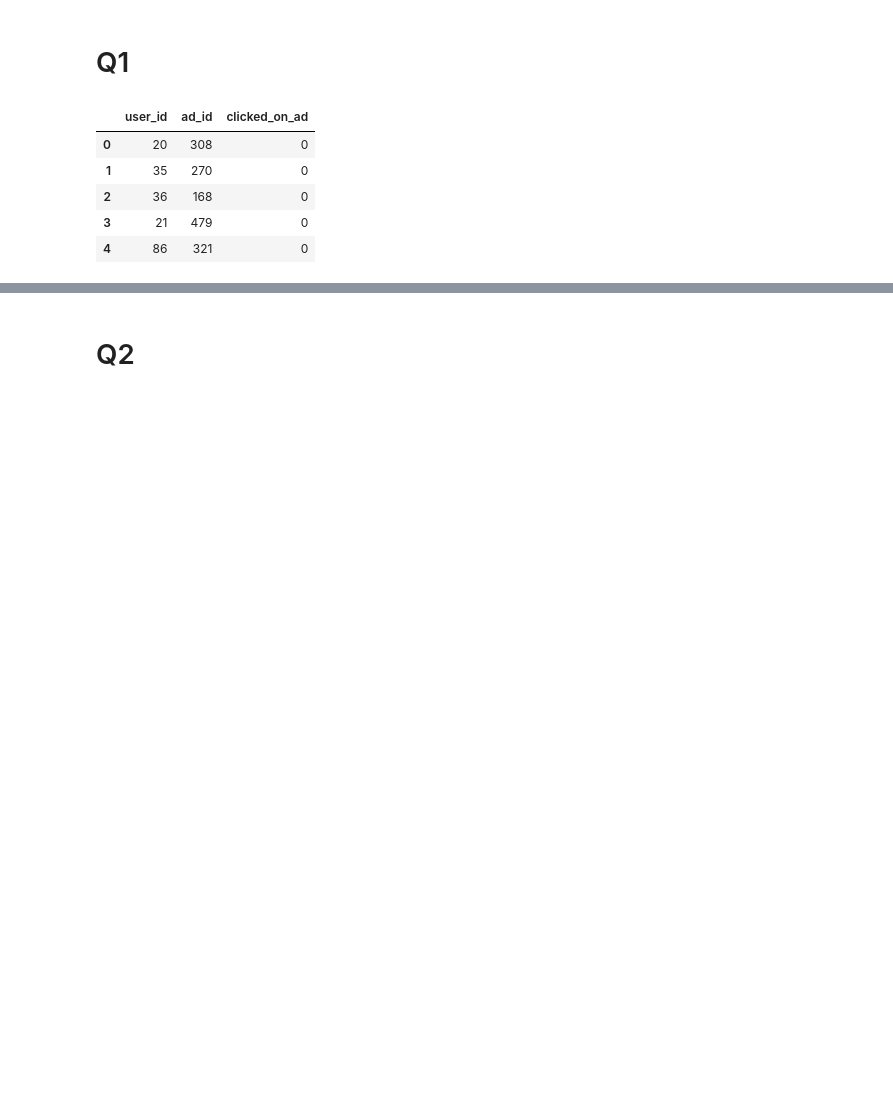
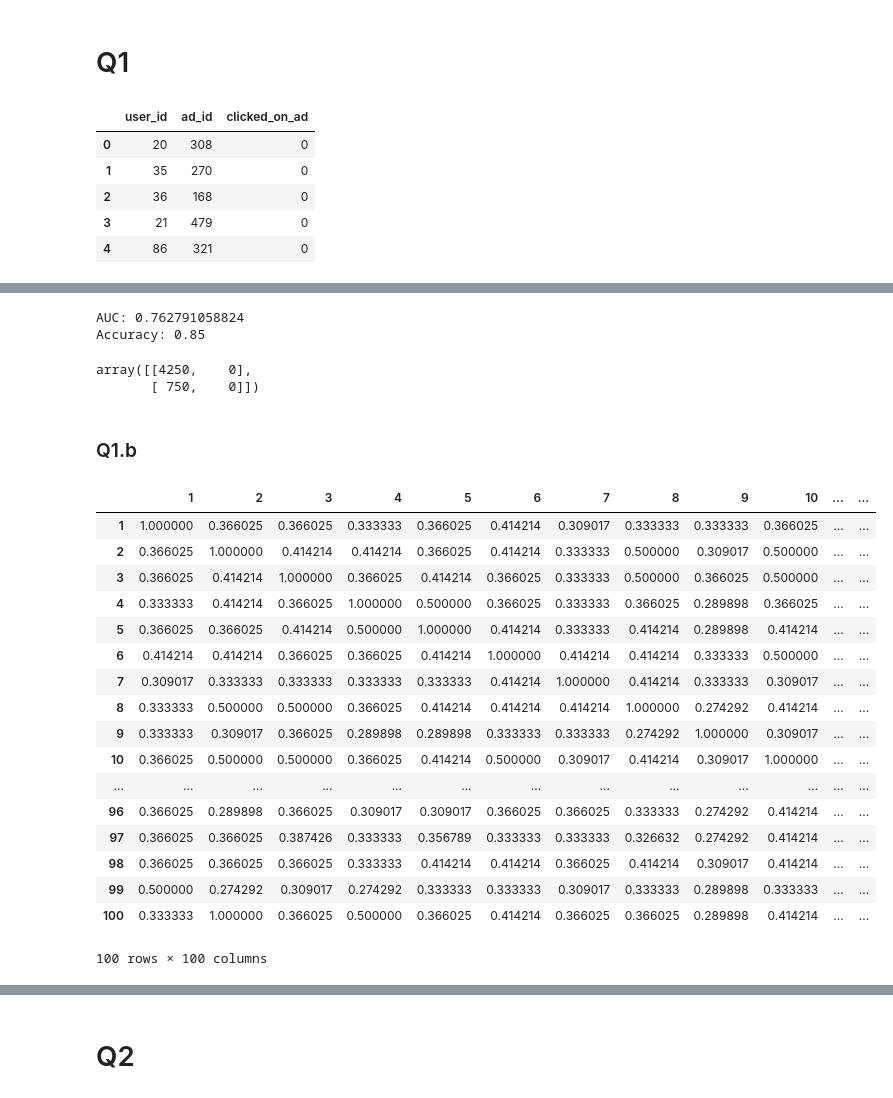
Before and after one commit to eugeneh101/apexlabs_takehome_nBJkgUBNNAwaKvd, a Jupyter notebook: Coding-Challenge.ipynb, the cells around one changed output, grey strips where cells are left out. Cells and saved outputs as stored; diff of their text form; code cells hidden in the pictures; blank space fills up the shorter version.

```diff
--- a/Coding-Challenge.ipynb
+++ b/Coding-Challenge.ipynb
@@ -83,0 +56,39 @@ print(confusion_matrix(y, predictions))
+# %%
+import numpy as np
+from sklearn.metrics import roc_auc_score, confusion_matrix, accuracy_score
+
+prediction_probabilities = []
+for user, ad in (df[['user_id', 'ad_id']]).values:
+    prediction_probabilities.append(predict_proba(user, ad))
+
+print("AUC: {}".format(roc_auc_score(df['clicked_on_ad'], prediction_probabilities)))
+print('Accuracy: {}'.format(accuracy_score(df['clicked_on_ad'], np.round(prediction_probabilities).astype('int'))))
+confusion_matrix(df['clicked_on_ad'], np.round(prediction_probabilities).astype('int'))
+# %% [output]
+AUC: 0.762791058824
+Accuracy: 0.85
+array([[4250,    0],
+       [ 750,    0]])
+# %% [markdown]
+### Q1.b
+# %%
+from collections import defaultdict
+import numpy as np
+
+user_ad_dataset = defaultdict(dict) # each user with ad as key and clicks as value {'user14': {'ad32': [1 ,0, 0]}}
+
+for user_id, ad_id, clicked_on_ad in df.values:
+    if ad_id not in user_ad_dataset[user_id]:
+        user_ad_dataset[user_id][ad_id] = [clicked_on_ad]
+    else:
+        user_ad_dataset[user_id][ad_id].append(clicked_on_ad)
+# %%
+import itertools
+
+for user_id in user_ad_dataset:
+    average_ctr = np.mean(list(itertools.chain.from_iterable(user_ad_dataset[user_id].values())))
+    pseudo_clicks = np.random.choice([0.0, 1.0], 10, p=[1- average_ctr, average_ctr])
+    for ad_id in user_ad_dataset[user_id]:
+        user_ad_dataset[user_id][ad_id] = np.mean(user_ad_dataset[user_id][ad_id])
+    for ad_id, click in zip(xrange(501, 511), pseudo_clicks): # adding pseudo clicks for pseudo ads
+        user_ad_dataset[user_id][ad_id] = click
@@ -83,0 +116,21 @@ print(confusion_matrix(y, predictions))
+# %%
+pd.DataFrame(user_user_similarity, index=range(1, 101), columns=range(1, 101))
+# %% [output]
+|  | 1 | 2 | 3 | 4 | 5 | 6 | 7 | 8 | 9 | 10 | ... | ... |
+| 1 | 1.000000 | 0.366025 | 0.366025 | 0.333333 | 0.366025 | 0.414214 | 0.309017 | 0.333333 | 0.333333 | 0.366025 | ... | ... |
+| 2 | 0.366025 | 1.000000 | 0.414214 | 0.414214 | 0.366025 | 0.414214 | 0.333333 | 0.500000 | 0.309017 | 0.500000 | ... | ... |
+| 3 | 0.366025 | 0.414214 | 1.000000 | 0.366025 | 0.414214 | 0.366025 | 0.333333 | 0.500000 | 0.366025 | 0.500000 | ... | ... |
+| 4 | 0.333333 | 0.414214 | 0.366025 | 1.000000 | 0.500000 | 0.366025 | 0.333333 | 0.366025 | 0.289898 | 0.366025 | ... | ... |
+| 5 | 0.366025 | 0.366025 | 0.414214 | 0.500000 | 1.000000 | 0.414214 | 0.333333 | 0.414214 | 0.289898 | 0.414214 | ... | ... |
+| 6 | 0.414214 | 0.414214 | 0.366025 | 0.366025 | 0.414214 | 1.000000 | 0.414214 | 0.414214 | 0.333333 | 0.500000 | ... | ... |
+| 7 | 0.309017 | 0.333333 | 0.333333 | 0.333333 | 0.333333 | 0.414214 | 1.000000 | 0.414214 | 0.333333 | 0.309017 | ... | ... |
+| 8 | 0.333333 | 0.500000 | 0.500000 | 0.366025 | 0.414214 | 0.414214 | 0.414214 | 1.000000 | 0.274292 | 0.414214 | ... | ... |
+| 9 | 0.333333 | 0.309017 | 0.366025 | 0.289898 | 0.289898 | 0.333333 | 0.333333 | 0.274292 | 1.000000 | 0.309017 | ... | ... |
+| 10 | 0.366025 | 0.500000 | 0.500000 | 0.366025 | 0.414214 | 0.500000 | 0.309017 | 0.414214 | 0.309017 | 1.000000 | ... | ... |
+| ... | ... | ... | ... | ... | ... | ... | ... | ... | ... | ... | ... | ... |
+| 96 | 0.366025 | 0.289898 | 0.366025 | 0.309017 | 0.309017 | 0.366025 | 0.366025 | 0.333333 | 0.274292 | 0.414214 | ... | ... |
+| 97 | 0.366025 | 0.366025 | 0.387426 | 0.333333 | 0.356789 | 0.333333 | 0.333333 | 0.326632 | 0.274292 | 0.414214 | ... | ... |
+| 98 | 0.366025 | 0.366025 | 0.366025 | 0.333333 | 0.414214 | 0.414214 | 0.366025 | 0.414214 | 0.309017 | 0.414214 | ... | ... |
+| 99 | 0.500000 | 0.274292 | 0.309017 | 0.274292 | 0.333333 | 0.333333 | 0.309017 | 0.333333 | 0.289898 | 0.333333 | ... | ... |
+| 100 | 0.333333 | 1.000000 | 0.366025 | 0.500000 | 0.366025 | 0.414214 | 0.366025 | 0.366025 | 0.289898 | 0.414214 | ... | ... |
+100 rows × 100 columns
```
Also changed, not shown: parts of 17 cells of this notebook.
